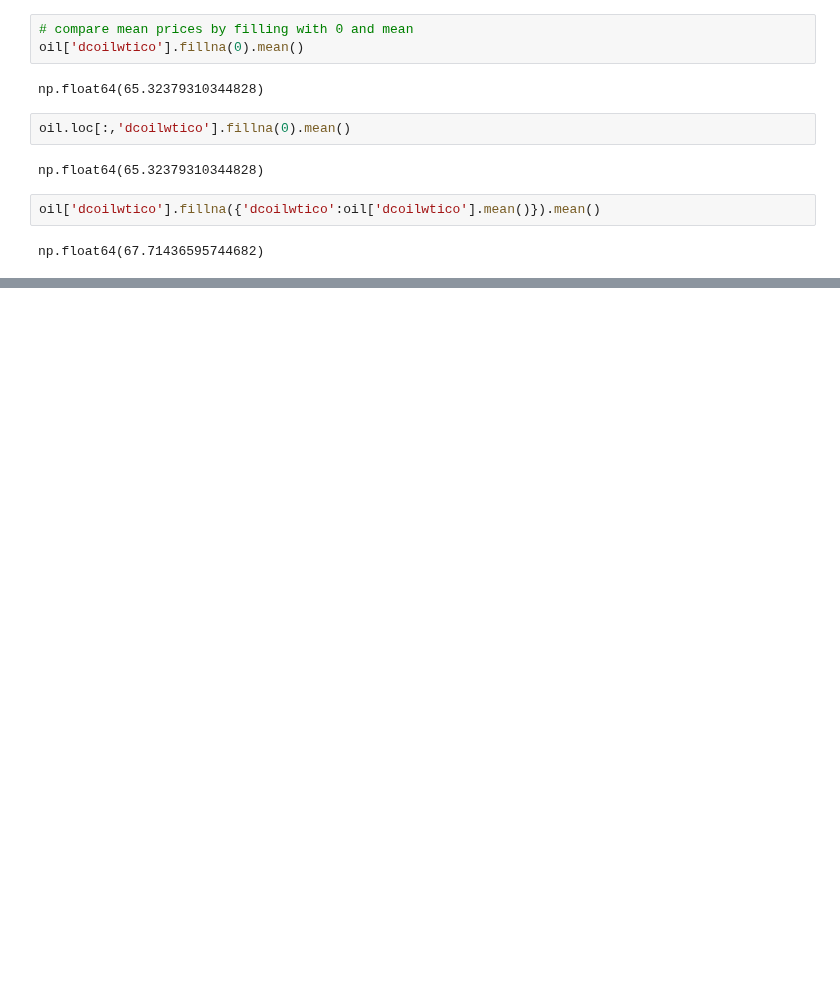
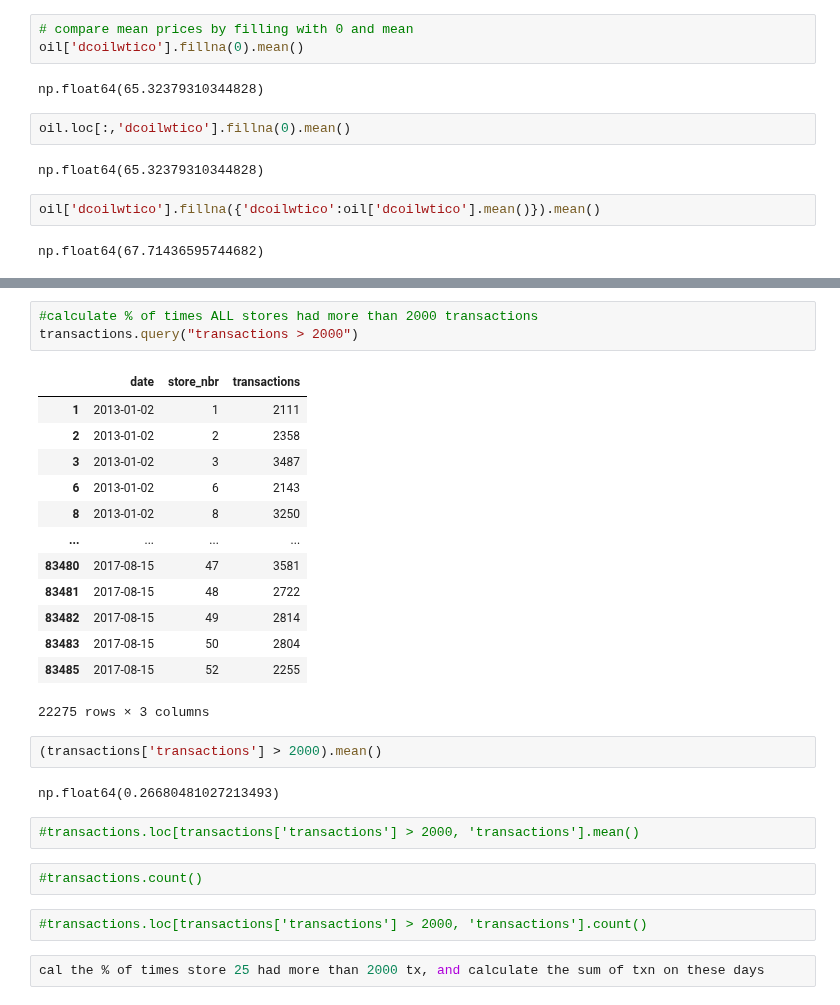
Before and after one commit to arunadas/effective-pandas, a Jupyter notebook: l_python_pandas/dataframes.ipynb, the cells around one changed output, grey strips where cells are left out. Drawn from its saved outputs; the diff is of its cells as text; blank space fills up the shorter version.

```diff
--- a/l_python_pandas/dataframes.ipynb
+++ b/l_python_pandas/dataframes.ipynb
@@ -1027,0 +1210,29 @@ np.float64(67.71436595744682)
+# %%
+#calculate % of times ALL stores had more than 2000 transactions
+transactions.query("transactions > 2000")
+# %% [output]
+|  | date | store_nbr | transactions |
+| 1 | 2013-01-02 | 1 | 2111 |
+| 2 | 2013-01-02 | 2 | 2358 |
+| 3 | 2013-01-02 | 3 | 3487 |
+| 6 | 2013-01-02 | 6 | 2143 |
+| 8 | 2013-01-02 | 8 | 3250 |
+| ... | ... | ... | ... |
+| 83480 | 2017-08-15 | 47 | 3581 |
+| 83481 | 2017-08-15 | 48 | 2722 |
+| 83482 | 2017-08-15 | 49 | 2814 |
+| 83483 | 2017-08-15 | 50 | 2804 |
+| 83485 | 2017-08-15 | 52 | 2255 |
+22275 rows × 3 columns
+# %%
+(transactions['transactions'] > 2000).mean()
+# %% [output]
+np.float64(0.26680481027213493)
+# %%
+#transactions.loc[transactions['transactions'] > 2000, 'transactions'].mean()
+# %%
+#transactions.count()
+# %%
+#transactions.loc[transactions['transactions'] > 2000, 'transactions'].count()
+# %%
+cal the % of times store 25 had more than 2000 tx, and calculate the sum of txn on these days
```
Also changed, not shown: parts of 29 cells of this notebook.
